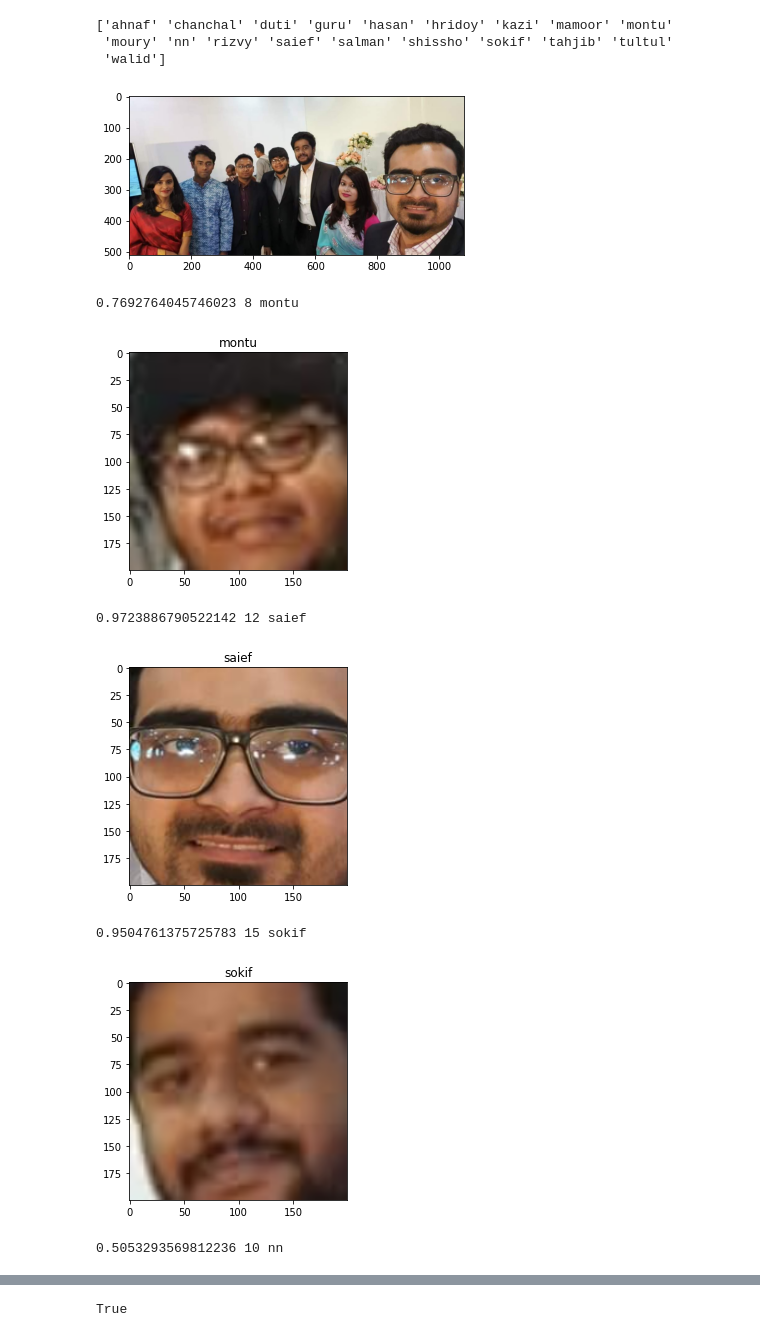
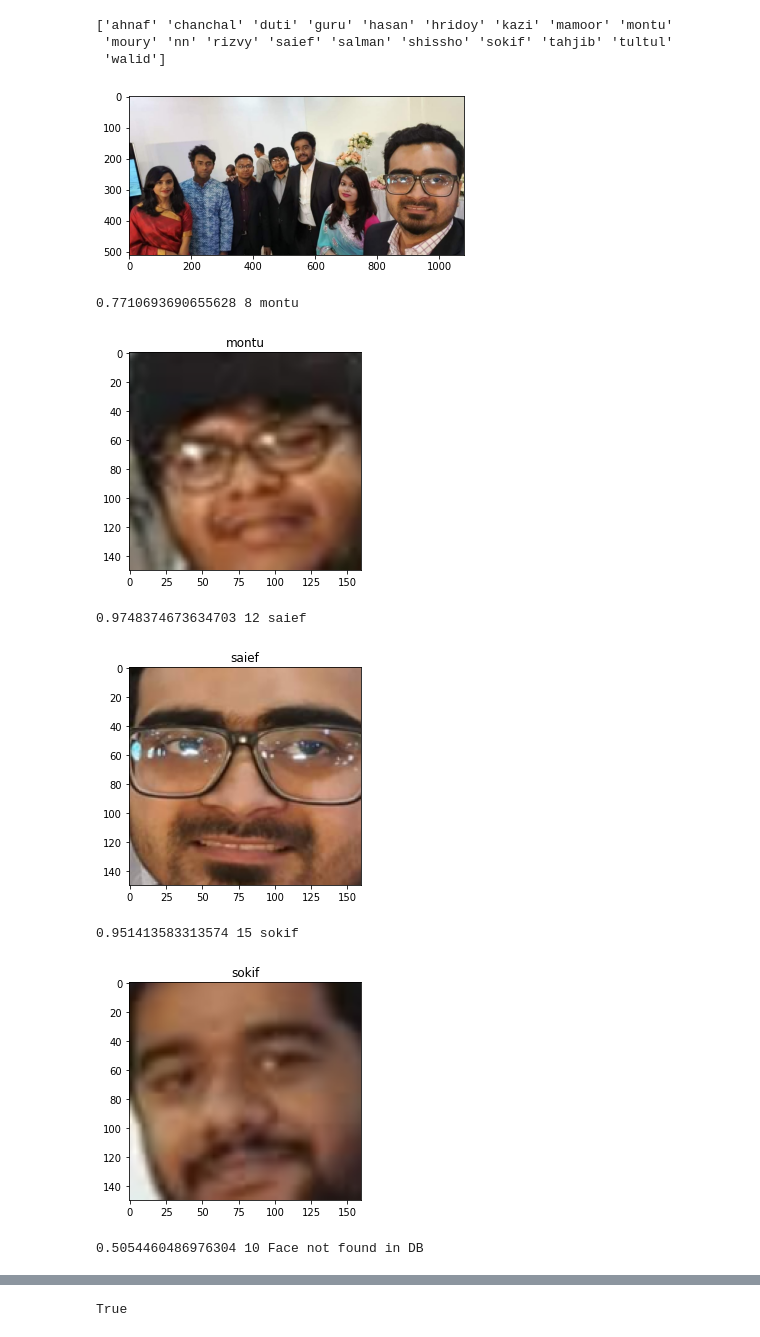
Before and after one commit to adnan33/Face-recognition-demo, a Jupyter notebook: face_recognition_naive.ipynb, the cells around one changed output, grey strips where cells are left out. Saved outputs shown, nothing was run; the diff lists cells and outputs as text; code cells hidden in the pictures.

Commit message:
Added thresholding for unknown faces

```diff
--- a/face_recognition_naive.ipynb
+++ b/face_recognition_naive.ipynb
@@ -75,25 +73,29 @@ print(face_names)
 # %%
 plt.imshow(test_img)
 plt.show()
 for loc in face_locations:
     top,right,bottom,left = loc
     face = test_img[top:bottom, left:right]
-    face = cv2.resize(face,(200,200))
-    face = face.reshape(1,200,200,3)
+    face = cv2.resize(face,(160,150))
+    face = face.reshape(1,150,160,3)
     face_embedding = embedder.embeddings(face)
     simi = cosine_similarity(face_feats_np,face_embedding)
-
-    print(simi.max(),simi.argmax(),face_names[simi.argmax()])
-
-    plt.imshow(face[0])
-    plt.title(face_names[simi.argmax()])
-    plt.show()
+    if simi.max()>0.6:
+        print(simi.max(),simi.argmax(),face_names[simi.argmax()])
+        plt.imshow(face[0])
+        plt.title(face_names[simi.argmax()])
+        plt.show()
+    else:
+        print(simi.max(),simi.argmax(),"Face not found in DB")
+        plt.imshow(face[0])
+        plt.title("Unknown Face")
+        plt.show()
 # %% [output]
 [figure]
-0.7692764045746023 8 montu
+0.7710693690655628 8 montu
-[figure, old version]
+[figure, new version]
-0.9723886790522142 12 saief
+0.9748374673634703 12 saief
-[figure, old version]
+[figure, new version]
-0.9504761375725783 15 sokif
+0.951413583313574 15 sokif
-[figure, old version]
+[figure, new version]
-0.5053293569812236 10 nn
+0.5054460486976304 10 Face not found in DB
```
Also changed, not shown: parts of 2 cells of this notebook.
